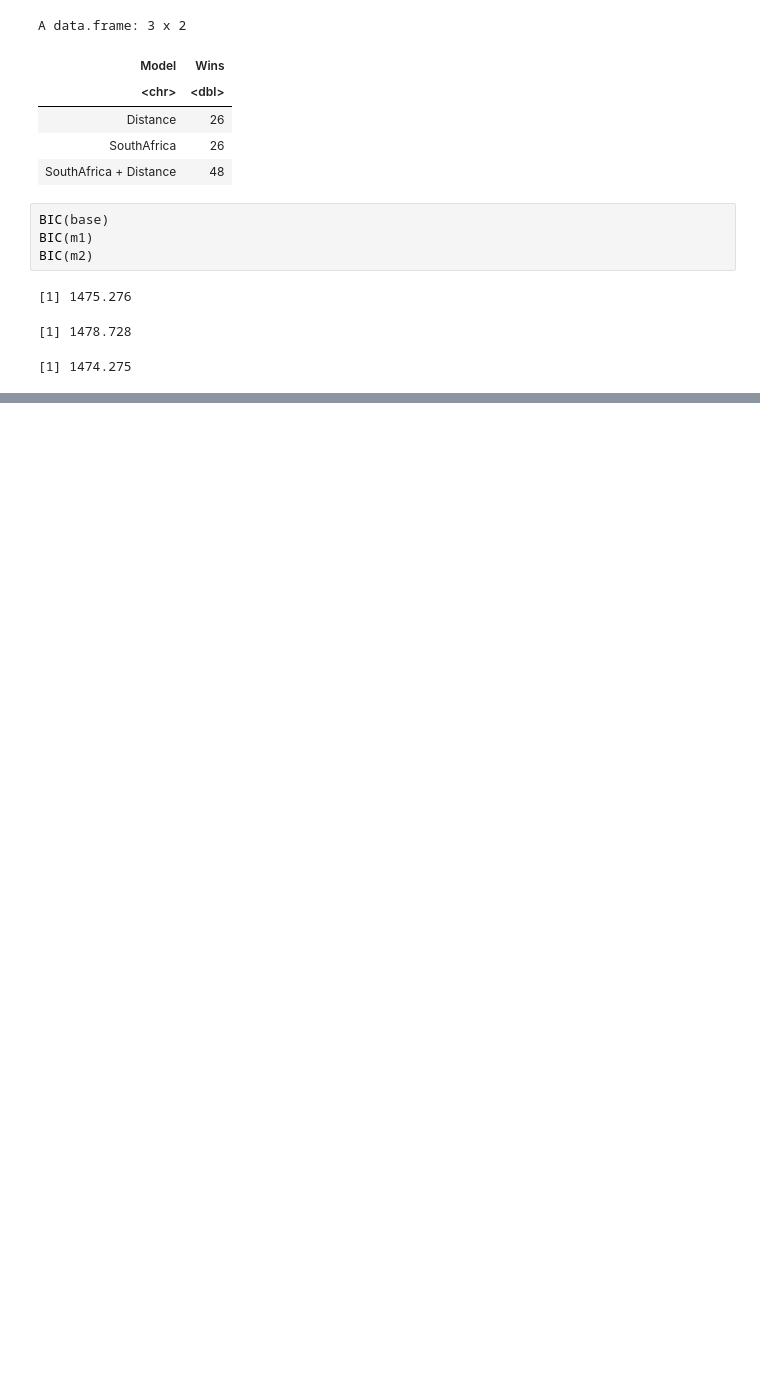
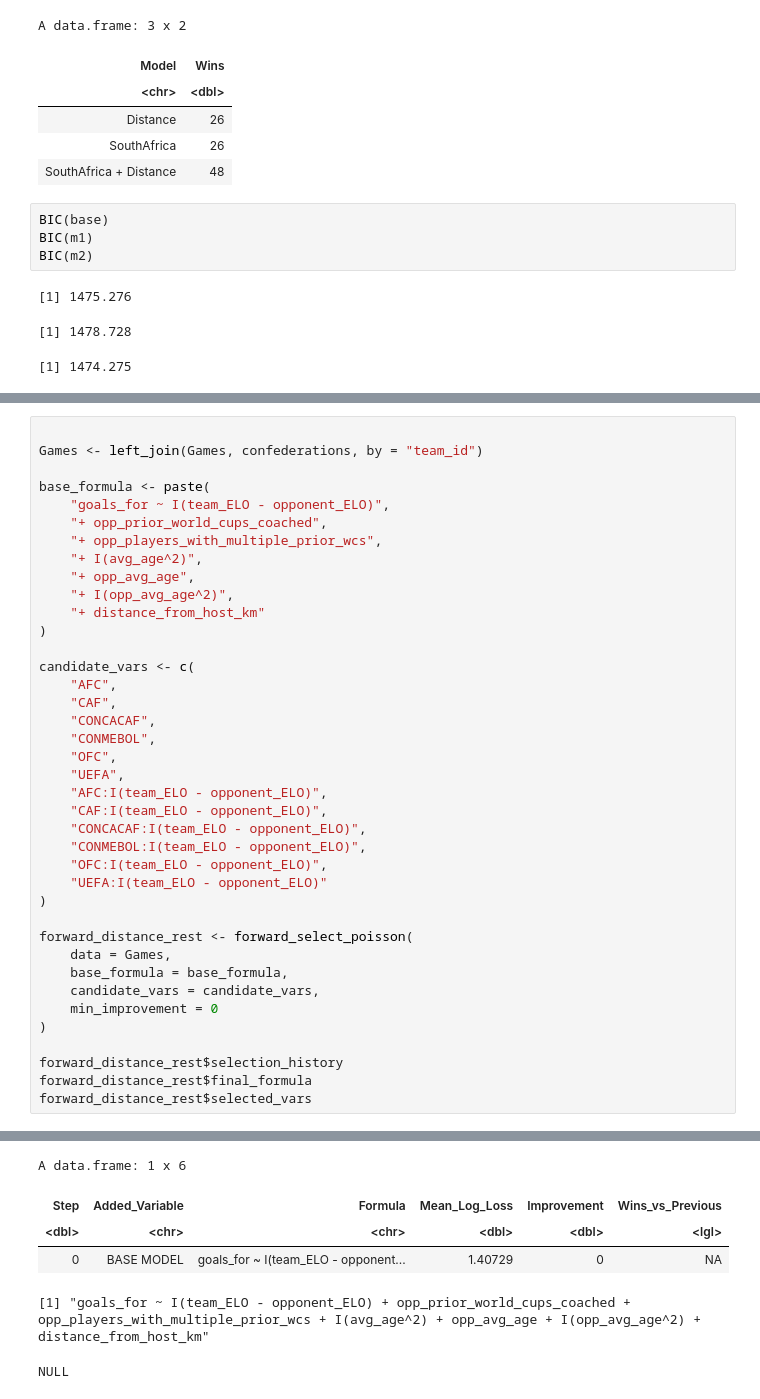
Before and after one commit to EialNisman/WorldCup2026Forecasting, a Jupyter notebook: 2.Model_Selection-R/GameConditions.ipynb, the cells around one changed output, grey strips where cells are left out. Saved outputs shown, nothing was run; the diff lists cells and outputs as text; blank space fills up the shorter version.

```diff
--- a/2.Model_Selection-R/GameConditions.ipynb
+++ b/2.Model_Selection-R/GameConditions.ipynb
@@ -825,0 +860,40 @@ BIC(m2)
+# %%
+
+Games <- left_join(Games, confederations, by = "team_id")
+
+base_formula <- paste(
+    "goals_for ~ I(team_ELO - opponent_ELO)",
+    "+ opp_prior_world_cups_coached",
+    "+ opp_players_with_multiple_prior_wcs",
+    "+ I(avg_age^2)",
+    "+ opp_avg_age",
+    "+ I(opp_avg_age^2)",
+    "+ distance_from_host_km"
+)
+
+candidate_vars <- c(
+    "AFC",
+    "CAF",
+    "CONCACAF",
+    "CONMEBOL",
+    "OFC",
+    "UEFA",
+    "AFC:I(team_ELO - opponent_ELO)",
+    "CAF:I(team_ELO - opponent_ELO)",
+    "CONCACAF:I(team_ELO - opponent_ELO)",
+    "CONMEBOL:I(team_ELO - opponent_ELO)",
+    "OFC:I(team_ELO - opponent_ELO)",
+    "UEFA:I(team_ELO - opponent_ELO)"
+)
+
+forward_distance_rest <- forward_select_poisson(
+    data = Games,
+    base_formula = base_formula,
+    candidate_vars = candidate_vars,
+    min_improvement = 0
+)
+
+forward_distance_rest$selection_history
+forward_distance_rest$final_formula
+forward_distance_rest$selected_vars
+# %% [output]
@@ -825,0 +904,6 @@ BIC(m2)
+A data.frame: 1 x 6
+| Step | Added_Variable | Formula | Mean_Log_Loss | Improvement | Wins_vs_Previous |
+| <dbl> | <chr> | <chr> | <dbl> | <dbl> | <lgl> |
+| 0 | BASE MODEL | goals_for ~ I(team_ELO - opponent... | 1.40729 | 0 | NA |
+[1] "goals_for ~ I(team_ELO - opponent_ELO) + opp_prior_world_cups_coached + opp_players_with_multiple_prior_wcs + I(avg_age^2) + opp_avg_age + I(opp_avg_age^2) + distance_from_host_km"
+NULL
```
Also changed, not shown: parts of 6 cells of this notebook, 11 other files.
